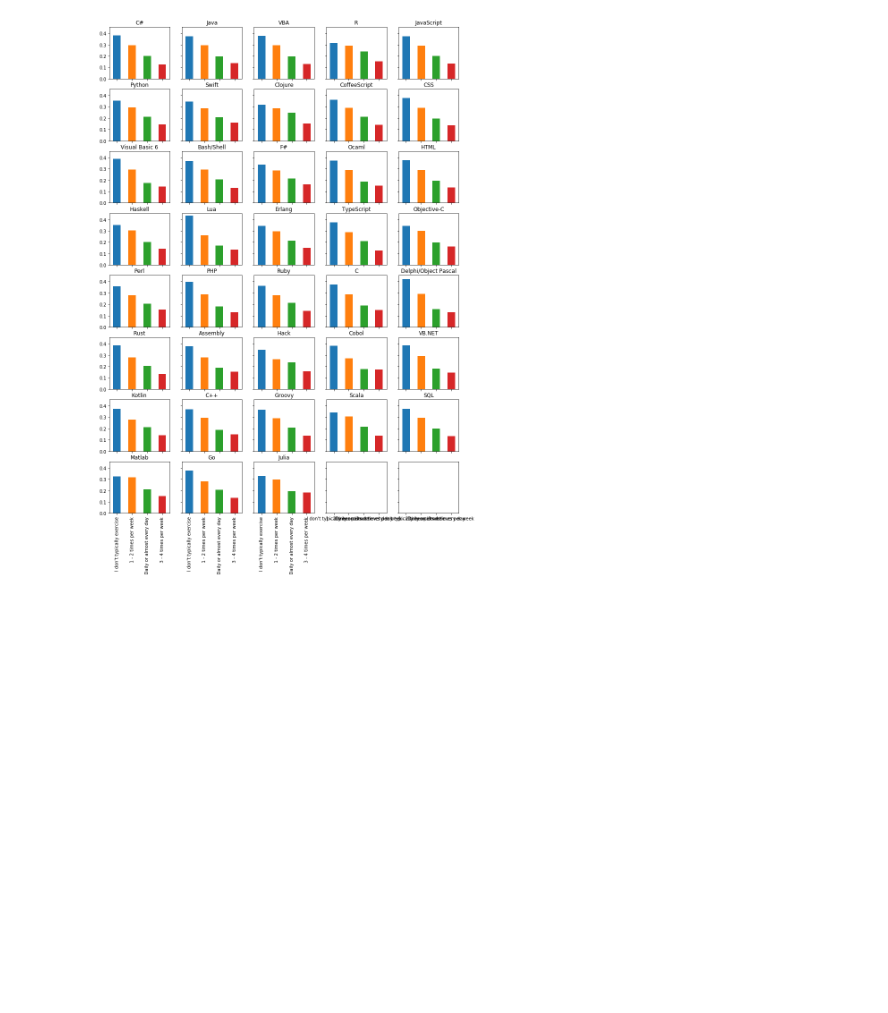
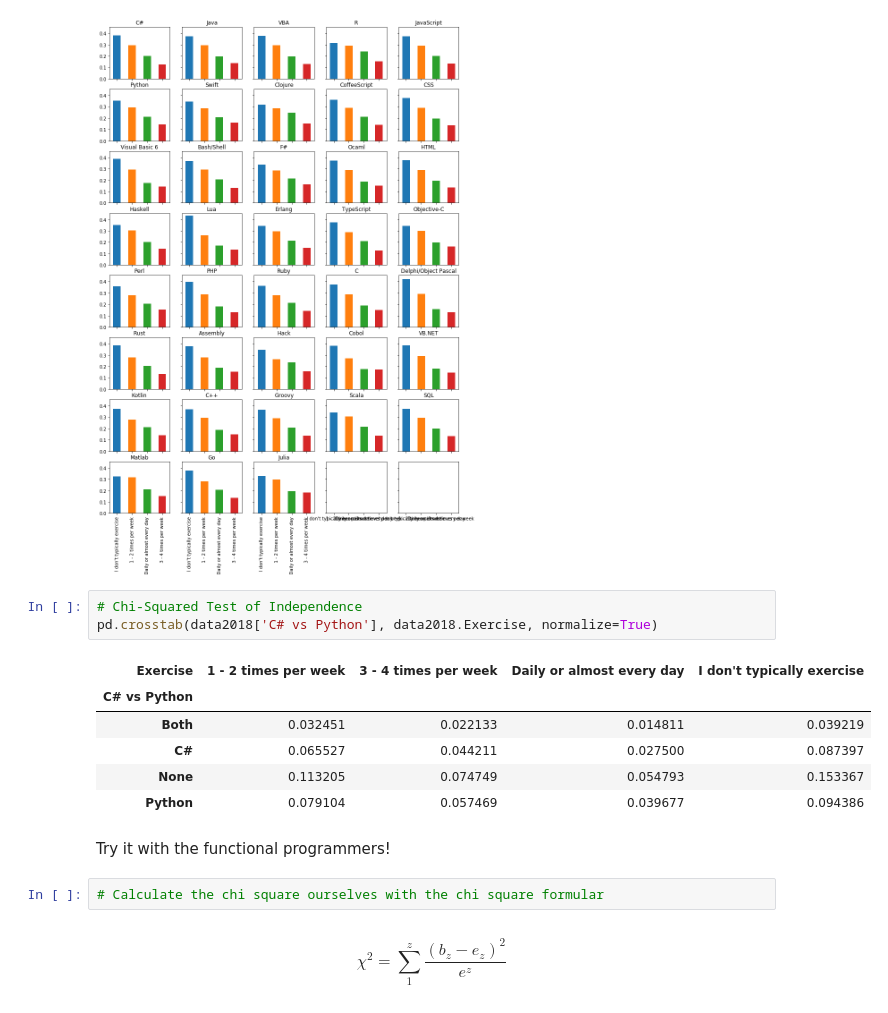
Before and after one commit to huli/the-transparent-coder, a Jupyter notebook: overview.ipynb, the cells around one changed output. Drawn from its saved outputs; the diff is of its cells as text; blank space fills up the shorter version.

Commit message:
Added chi square test

```diff
--- a/overview.ipynb
+++ b/overview.ipynb
@@ -263,3 +263,19 @@ for i, lang in zip(range(38), all_languages):
     axes[int(i/5), i%5].set_title(lang)
 # %% [output]
 [figure]
+# %%
+# Chi-Squared Test of Independence
+pd.crosstab(data2018['C# vs Python'], data2018.Exercise, normalize=True)
+# %% [output]
+| Exercise | 1 - 2 times per week | 3 - 4 times per week | Daily or almost every day | I don't typically exercise |
+| C# vs Python |  |  |  |  |
+| Both | 0.032451 | 0.022133 | 0.014811 | 0.039219 |
+| C# | 0.065527 | 0.044211 | 0.027500 | 0.087397 |
+| None | 0.113205 | 0.074749 | 0.054793 | 0.153367 |
+| Python | 0.079104 | 0.057469 | 0.039677 | 0.094386 |
+# %% [markdown]
+Try it with the functional programmers!
+# %%
+# Calculate the chi square ourselves with the chi square formular
+# %% [markdown]
+$$ \chi^2 = \sum_{1}^{z}\frac{(b_z-e_z)^2}{e^z} $$
```
Also changed, not shown: parts of 9 cells of this notebook.
